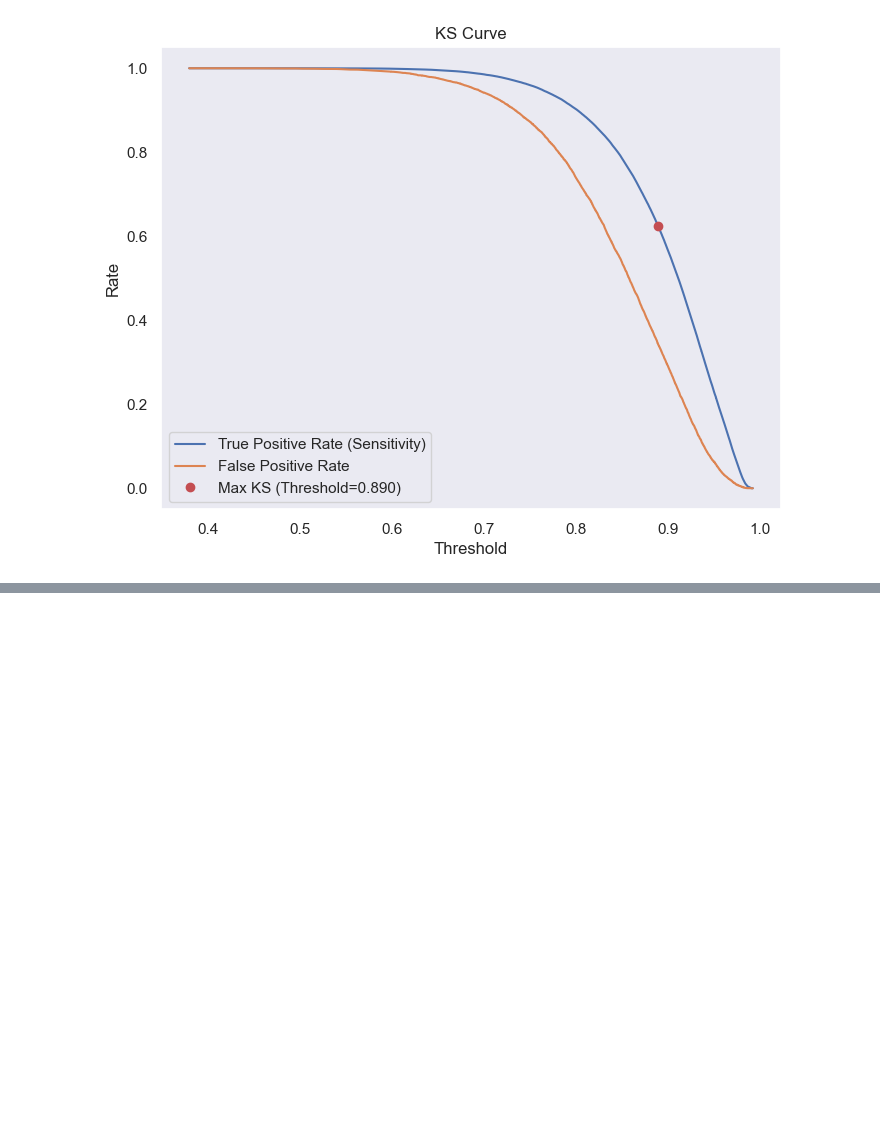
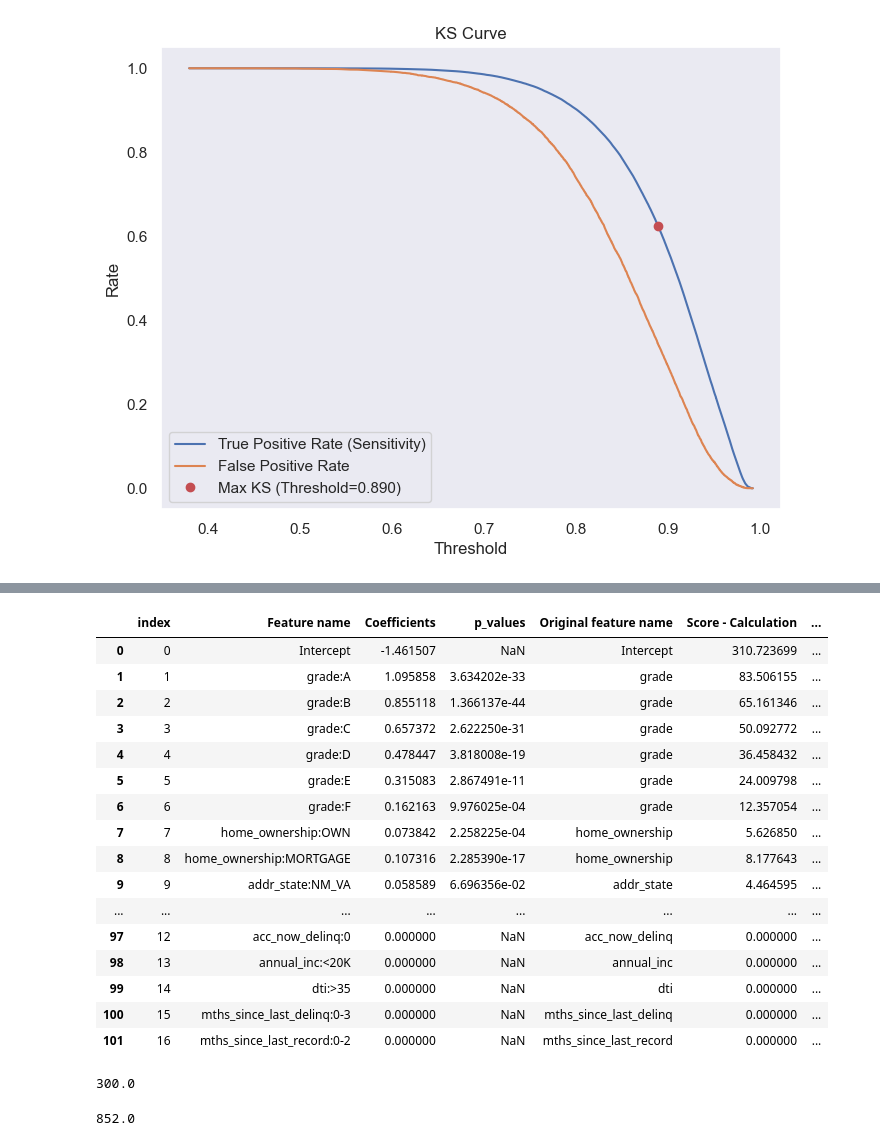
Before and after one commit to dcgkpindiastudy/CreditRiskModelingInPython, a Jupyter notebook: Src/Credit Risk Modeling - PD Model.ipynb, the cells around one changed output, grey strips where cells are left out. Cells and saved outputs as stored; diff of their text form; code cells hidden in the pictures; blank space fills up the shorter version.

```diff
--- a/Src/Credit Risk Modeling - PD Model.ipynb
+++ b/Src/Credit Risk Modeling - PD Model.ipynb
@@ -1567,0 +1755,5 @@ plot_ks_curve(loan_data_targets_test, y_hat_test_proba)
+# %%
+min_sum_coef = df_scorecard.groupby('Original feature name')['Coefficients'].min().sum()
+# Up to the 'min()' method everything is the same as in te line above.
+# Then, we aggregate further and sum all the minimum values.
+min_sum_coef
@@ -1567,0 +1787,5 @@ plot_ks_curve(loan_data_targets_test, y_hat_test_proba)
+# %%
+max_sum_coef = df_scorecard.groupby('Original feature name')['Coefficients'].max().sum()
+# Up to the 'min()' method everything is the same as in te line above.
+# Then, we aggregate further and sum all the maximum values.
+max_sum_coef
@@ -1567,0 +1794,5 @@ plot_ks_curve(loan_data_targets_test, y_hat_test_proba)
+# %%
+df_scorecard['Score - Calculation'] = df_scorecard['Coefficients'] * (max_score - min_score) / (max_sum_coef - min_sum_coef)
+# We multiply the value of the 'Coefficients' column by the ration of the differences between
+# maximum score and minimum score and maximum sum of coefficients and minimum sum of cefficients.
+df_scorecard
@@ -1567,0 +1817,7 @@ plot_ks_curve(loan_data_targets_test, y_hat_test_proba)
+# %%
+df_scorecard['Score - Calculation'][0] = ((df_scorecard['Coefficients'][0] - min_sum_coef) / (max_sum_coef - min_sum_coef)) * (max_score - min_score) + min_score
+# We divide the difference of the value of the 'Coefficients' column and the minimum sum of coefficients by
+# the difference of the maximum sum of coefficients and the minimum sum of coefficients.
+# Then, we multiply that by the difference between the maximum score and the minimum score.
+# Then, we add minimum score.
+df_scorecard
@@ -1567,0 +1846,38 @@ plot_ks_curve(loan_data_targets_test, y_hat_test_proba)
+# %%
+df_scorecard['Score - Preliminary'] = df_scorecard['Score - Calculation'].round()
+# We round the values of the 'Score - Calculation' column.
+df_scorecard
+# %% [output]
+|  | index | Feature name | Coefficients | p_values | Original feature name | Score - Calculation | ... |
+| 0 | 0 | Intercept | -1.461507 | NaN | Intercept | 310.723699 | ... |
+| 1 | 1 | grade:A | 1.095858 | 3.634202e-33 | grade | 83.506155 | ... |
+| 2 | 2 | grade:B | 0.855118 | 1.366137e-44 | grade | 65.161346 | ... |
+| 3 | 3 | grade:C | 0.657372 | 2.622250e-31 | grade | 50.092772 | ... |
+| 4 | 4 | grade:D | 0.478447 | 3.818008e-19 | grade | 36.458432 | ... |
+| 5 | 5 | grade:E | 0.315083 | 2.867491e-11 | grade | 24.009798 | ... |
+| 6 | 6 | grade:F | 0.162163 | 9.976025e-04 | grade | 12.357054 | ... |
+| 7 | 7 | home_ownership:OWN | 0.073842 | 2.258225e-04 | home_ownership | 5.626850 | ... |
+| 8 | 8 | home_ownership:MORTGAGE | 0.107316 | 2.285390e-17 | home_ownership | 8.177643 | ... |
+| 9 | 9 | addr_state:NM_VA | 0.058589 | 6.696356e-02 | addr_state | 4.464595 | ... |
+| ... | ... | ... | ... | ... | ... | ... | ... |
+| 97 | 12 | acc_now_delinq:0 | 0.000000 | NaN | acc_now_delinq | 0.000000 | ... |
+| 98 | 13 | annual_inc:<20K | 0.000000 | NaN | annual_inc | 0.000000 | ... |
+| 99 | 14 | dti:>35 | 0.000000 | NaN | dti | 0.000000 | ... |
+| 100 | 15 | mths_since_last_delinq:0-3 | 0.000000 | NaN | mths_since_last_delinq | 0.000000 | ... |
+| 101 | 16 | mths_since_last_record:0-2 | 0.000000 | NaN | mths_since_last_record | 0.000000 | ... |
+# %%
+min_sum_score_prel = df_scorecard.groupby('Original feature name')['Score - Preliminary'].min().sum()
+# Groups the data by the values of the 'Original feature name' column.
+# Aggregates the data in the 'Coefficients' column, calculating their minimum.
+# Sums all minimum values.
+min_sum_score_prel
+# %% [output]
+300.0
+# %%
+max_sum_score_prel = df_scorecard.groupby('Original feature name')['Score - Preliminary'].max().sum()
+# Groups the data by the values of the 'Original feature name' column.
+# Aggregates the data in the 'Coefficients' column, calculating their maximum.
+# Sums all maximum values.
+max_sum_score_prel
+# %% [output]
+852.0
```
Also changed, not shown: parts of 80 cells of this notebook.
